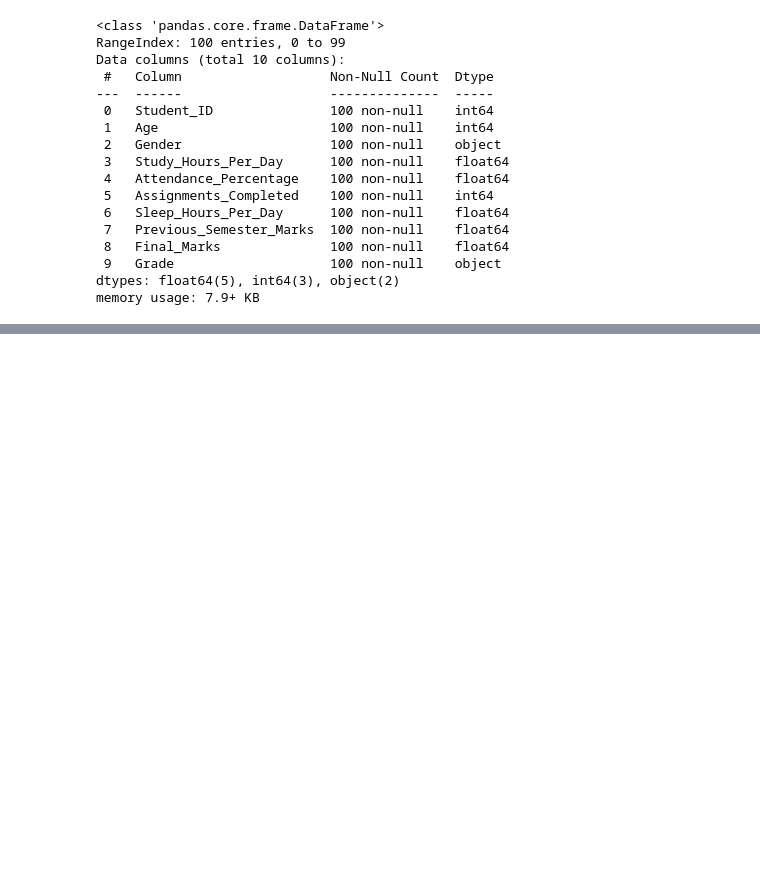
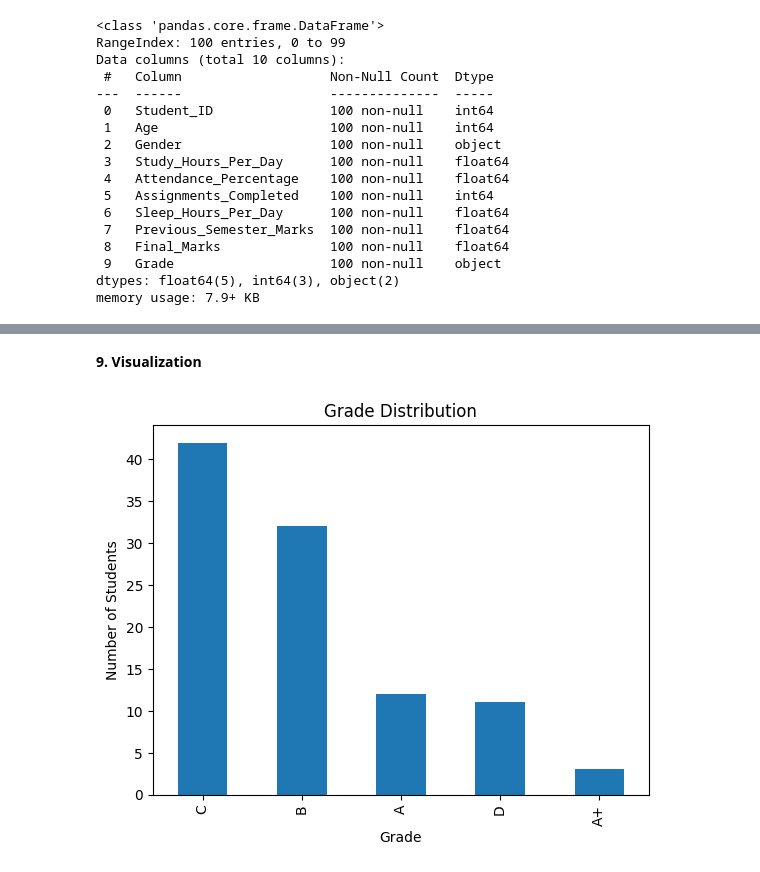
Before and after one commit to liyaemil123/python-project, a Jupyter notebook: pandas/student_performance_analysis.ipynb, the cells around one changed output, grey strips where cells are left out. Cells and saved outputs as stored; diff of their text form; code cells hidden in the pictures; blank space fills up the shorter version.

```diff
--- a/pandas/student_performance_analysis.ipynb
+++ b/pandas/student_performance_analysis.ipynb
@@ -96,0 +295,14 @@ df.head()
+# %% [markdown]
+**9. Visualization**
+# %%
+
+#Grade distribution
+
+df["Grade"].value_counts().plot(kind="bar")
+
+plt.title("Grade Distribution")
+plt.xlabel("Grade")
+plt.ylabel("Number of Students")
+plt.show()
+# %% [output]
+[figure, added]
```
Also changed, not shown: parts of 26 cells of this notebook.
